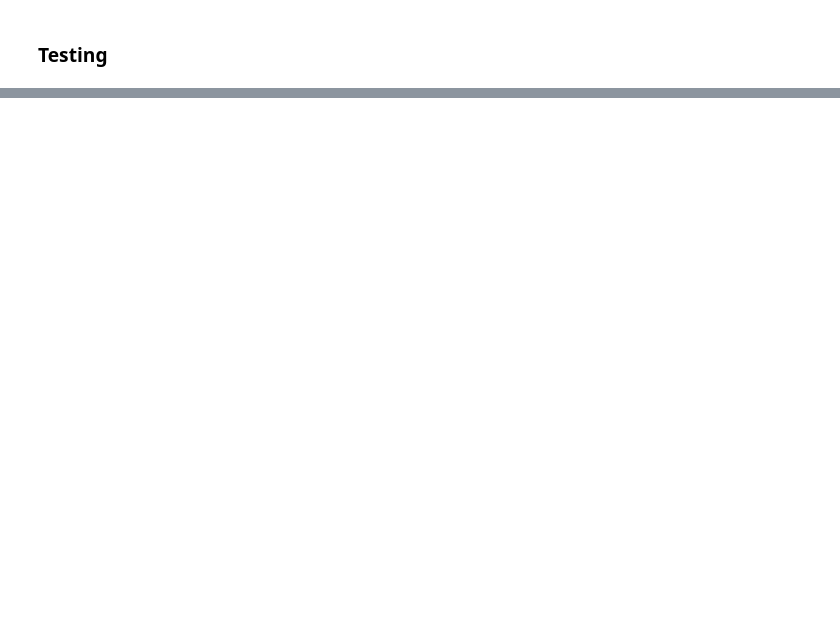
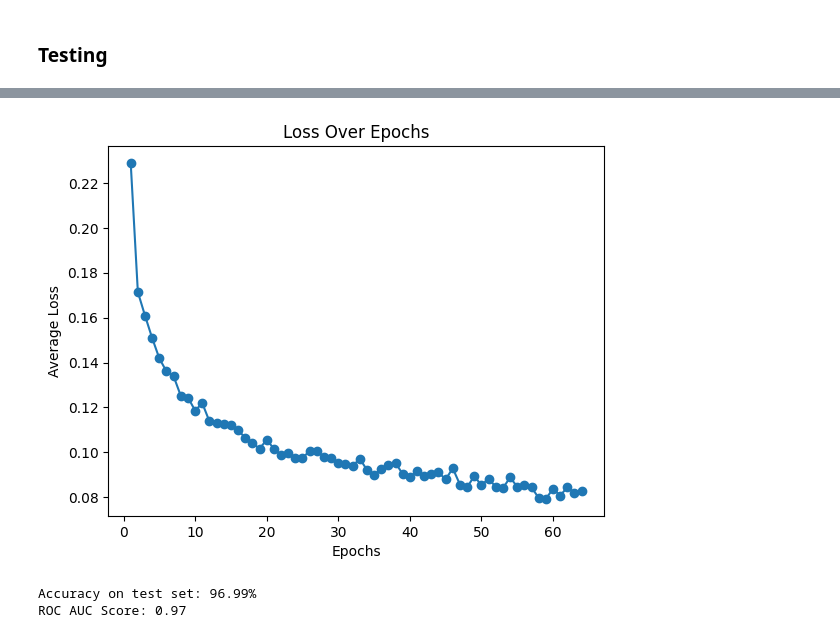
Before and after one commit to Apollos1301/online_shopping_intention, a Jupyter notebook: main.ipynb, the cells around one changed output, grey strips where cells are left out. Cells and saved outputs as stored; diff of their text form; code cells hidden in the pictures; blank space fills up the shorter version.

```diff
--- a/main.ipynb
+++ b/main.ipynb
@@ -491,0 +511,37 @@ Predicted class: 0.0
+# %%
+def test_model_2(model_2):
+    model_2.eval()
+
+    predictions = []
+    actuals = []
+
+    with torch.no_grad():
+        correct_predictions = 0
+        total_predictions = 0
+
+        for data, label in test_balanced_dataloader:
+            data = data.to(device)
+            label = label.to(device)
+            label = label.unsqueeze(1)  # Ensure labels have the correct shape
+
+            # Forward pass
+            output = model_2(data)
+
+            # Converting probabilities to binary predictions (0 or 1)
+            predicted_classes = (output > 0.5).float()
+
+            predictions.extend(predicted_classes.view(-1).cpu().numpy())
+            actuals.extend(label.view(-1).cpu().numpy())
+            # Counting correct predictions
+            correct_predictions += (predicted_classes == label).sum().item()
+            total_predictions += label.size(0)
+
+        # Calculating the accuracy
+        accuracy = correct_predictions / total_predictions
+        print(f'Accuracy on test set: {accuracy * 100:.2f}%')
+
+        # print(actuals)
+        # print(predictions)
+        roc_auc = roc_auc_score(actuals, predictions)
+        print(f'ROC AUC Score: {roc_auc:.2f}')
+        return roc_auc, accuracy
@@ -491,0 +621,11 @@ Predicted class: 0.0
+# %%
+plt.plot(range(1, NUM_EPOCHS + 1), loss_values, marker='o')
+plt.title('Loss Over Epochs')
+plt.xlabel('Epochs')
+plt.ylabel('Average Loss')
+plt.show()
+roc_auc, accuracy = test_model_2(model_2=model_2)
+# %% [output]
+[figure, added]
+Accuracy on test set: 96.99%
+ROC AUC Score: 0.97
```
Also changed, not shown: parts of 10 cells of this notebook.
